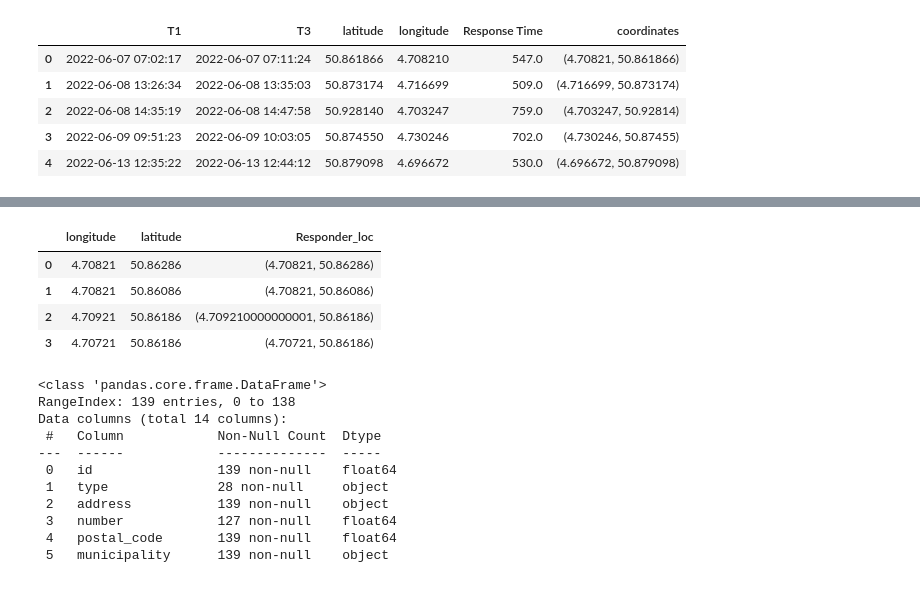
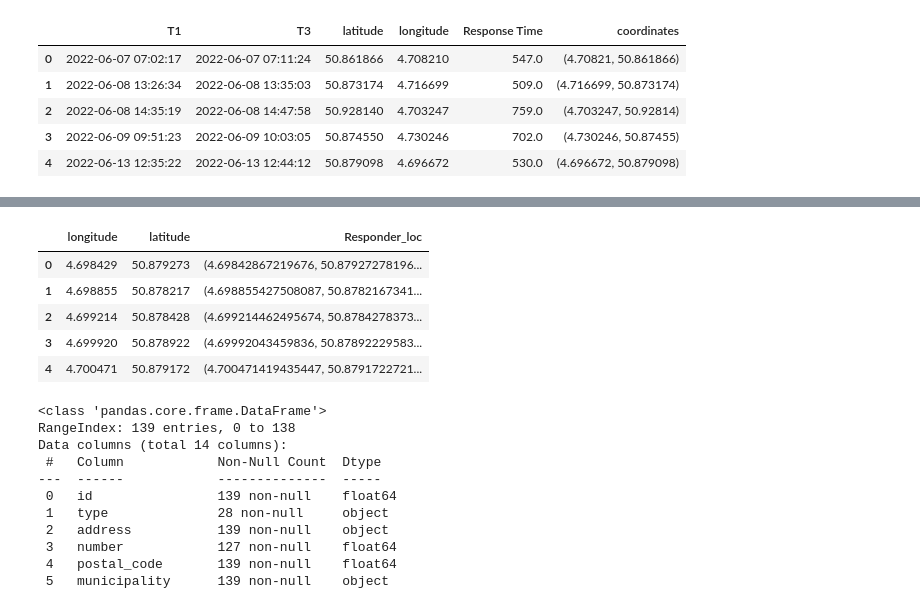
Before and after one commit to Leowiser/AED-Route-Optimization-MDA-Project, a Jupyter notebook: Try new version.ipynb, the cells around one changed output, grey strips where cells are left out. Saved outputs shown, nothing was run; the diff lists cells and outputs as text; code cells hidden in the pictures.

```diff
--- a/Try new version.ipynb
+++ b/Try new version.ipynb
@@ -100,0 +96,4 @@ print(df)
+# %%
+Responder_df = pd.read_csv("C:/Users/leonw/OneDrive - KU Leuven/Documents/GitHub/AED-Route-Optimization-MDA-Project/Data/1%_FRs.csv")
+# %%
+Responder_df.rename(columns = {'x':'longitude', 'y':'latitude'}, inplace = True)
@@ -101,15 +116,14 @@ print(df)
 # %%
-# create a data frame based on the coordinates of the close responders
-Responder_df = pd.DataFrame(df, columns =['longitude', 'latitude'])
-# also get the coordinates as a tuple
+
 Responder_df['Responder_loc'] = list(zip(Responder_df['longitude'],Responder_df['latitude']))
 Responder_df.head()
 # %% [output]
 |  | longitude | latitude | Responder_loc |
-| 0 | 4.70821 | 50.86286 | (4.70821, 50.86286) |
-| 1 | 4.70821 | 50.86086 | (4.70821, 50.86086) |
-| 2 | 4.70921 | 50.86186 | (4.709210000000001, 50.86186) |
-| 3 | 4.70721 | 50.86186 | (4.70721, 50.86186) |
+| 0 | 4.698429 | 50.879273 | (4.69842867219676, 50.87927278196... |
+| 1 | 4.698855 | 50.878217 | (4.698855427508087, 50.8782167341... |
+| 2 | 4.699214 | 50.878428 | (4.699214462495674, 50.8784278373... |
+| 3 | 4.699920 | 50.878922 | (4.69992043459836, 50.87892229583... |
+| 4 | 4.700471 | 50.879172 | (4.700471419435447, 50.8791722721... |
 # %%
 AED_location = pd.read_csv("Data/filtered_AED_loc.csv")
 # %%
```
Also changed, not shown: parts of 22 cells of this notebook, 9 other files.
